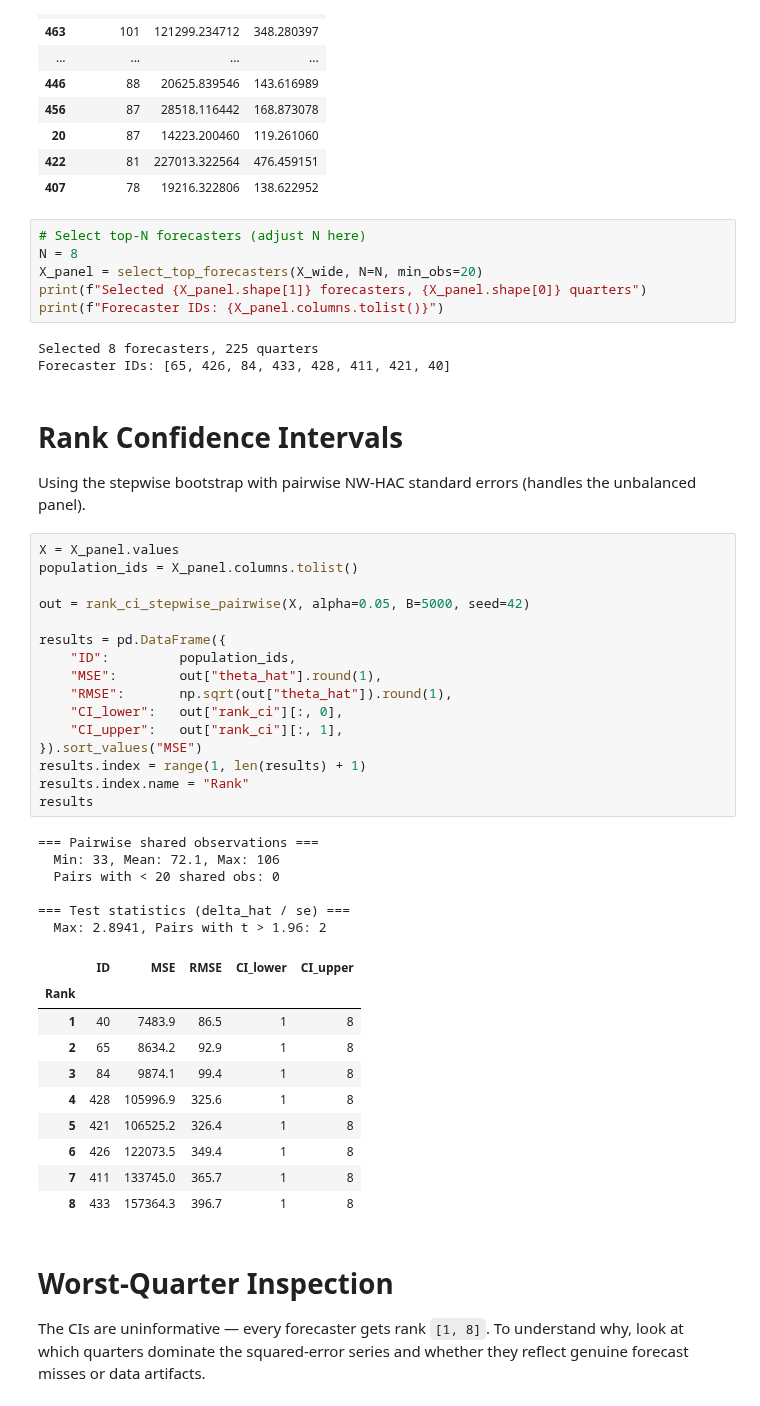
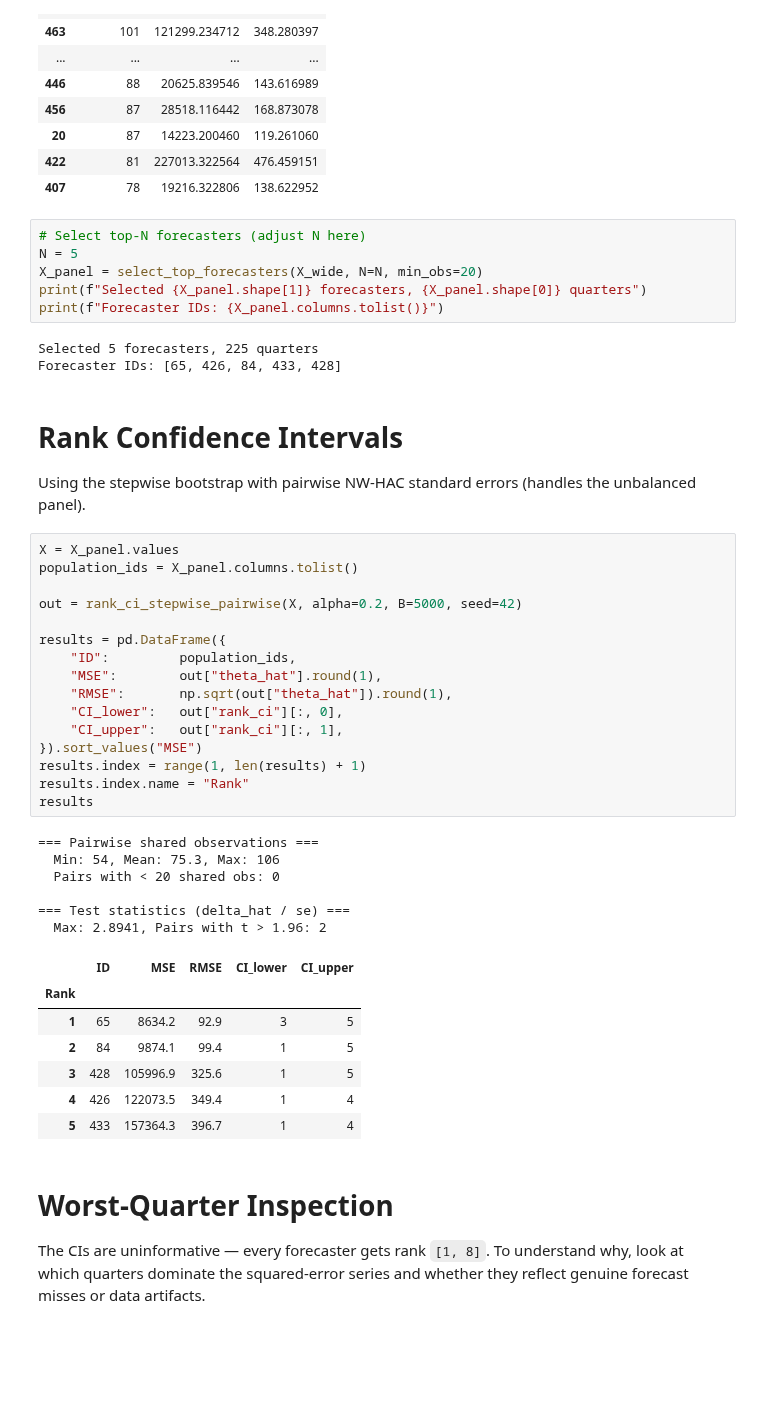
Before and after one commit to ParimahSafarian/ranks-inference-forecasters, a Jupyter notebook: notebooks/NGDP_CI.ipynb, the cells around one changed output. Drawn from its saved outputs; the diff is of its cells as text; blank space fills up the shorter version.

```diff
--- a/notebooks/NGDP_CI.ipynb
+++ b/notebooks/NGDP_CI.ipynb
@@ -158,13 +158,13 @@ Forecasters with >= 50 obs: 52
 | 407 | 78 | 19216.322806 | 138.622952 |
 # %%
 # Select top-N forecasters (adjust N here)
-N = 8
+N = 5
 X_panel = select_top_forecasters(X_wide, N=N, min_obs=20)
 print(f"Selected {X_panel.shape[1]} forecasters, {X_panel.shape[0]} quarters")
 print(f"Forecaster IDs: {X_panel.columns.tolist()}")
 # %% [output]
-Selected 8 forecasters, 225 quarters
-Forecaster IDs: [65, 426, 84, 433, 428, 411, 421, 40]
+Selected 5 forecasters, 225 quarters
+Forecaster IDs: [65, 426, 84, 433, 428]
 # %% [markdown]
 # Rank Confidence Intervals
 
@@ -172,36 +172,33 @@ Using the stepwise bootstrap with pairwise NW-HAC standard errors (handles the u
 # %%
 X = X_panel.values
 population_ids = X_panel.columns.tolist()
 
-out = rank_ci_stepwise_pairwise(X, alpha=0.05, B=5000, seed=42)
+out = rank_ci_stepwise_pairwise(X, alpha=0.2, B=5000, seed=42)
 
 results = pd.DataFrame({
     "ID":         population_ids,
     "MSE":        out["theta_hat"].round(1),
     "RMSE":       np.sqrt(out["theta_hat"]).round(1),
     "CI_lower":   out["rank_ci"][:, 0],
     "CI_upper":   out["rank_ci"][:, 1],
 }).sort_values("MSE")
 results.index = range(1, len(results) + 1)
 results.index.name = "Rank"
 results
 # %% [output]
 === Pairwise shared observations ===
-  Min: 33, Mean: 72.1, Max: 106
+  Min: 54, Mean: 75.3, Max: 106
   Pairs with < 20 shared obs: 0
 
 === Test statistics (delta_hat / se) ===
   Max: 2.8941, Pairs with t > 1.96: 2
 |  | ID | MSE | RMSE | CI_lower | CI_upper |
 | Rank |  |  |  |  |  |
-| 1 | 40 | 7483.9 | 86.5 | 1 | 8 |
-| 2 | 65 | 8634.2 | 92.9 | 1 | 8 |
-| 3 | 84 | 9874.1 | 99.4 | 1 | 8 |
-| 4 | 428 | 105996.9 | 325.6 | 1 | 8 |
-| 5 | 421 | 106525.2 | 326.4 | 1 | 8 |
-| 6 | 426 | 122073.5 | 349.4 | 1 | 8 |
-| 7 | 411 | 133745.0 | 365.7 | 1 | 8 |
-| 8 | 433 | 157364.3 | 396.7 | 1 | 8 |
+| 1 | 65 | 8634.2 | 92.9 | 3 | 5 |
+| 2 | 84 | 9874.1 | 99.4 | 1 | 5 |
+| 3 | 428 | 105996.9 | 325.6 | 1 | 5 |
+| 4 | 426 | 122073.5 | 349.4 | 1 | 4 |
+| 5 | 433 | 157364.3 | 396.7 | 1 | 4 |
 # %% [markdown]
 # Worst-Quarter Inspection
 
```
Also changed, not shown: parts of 6 cells of this notebook.
